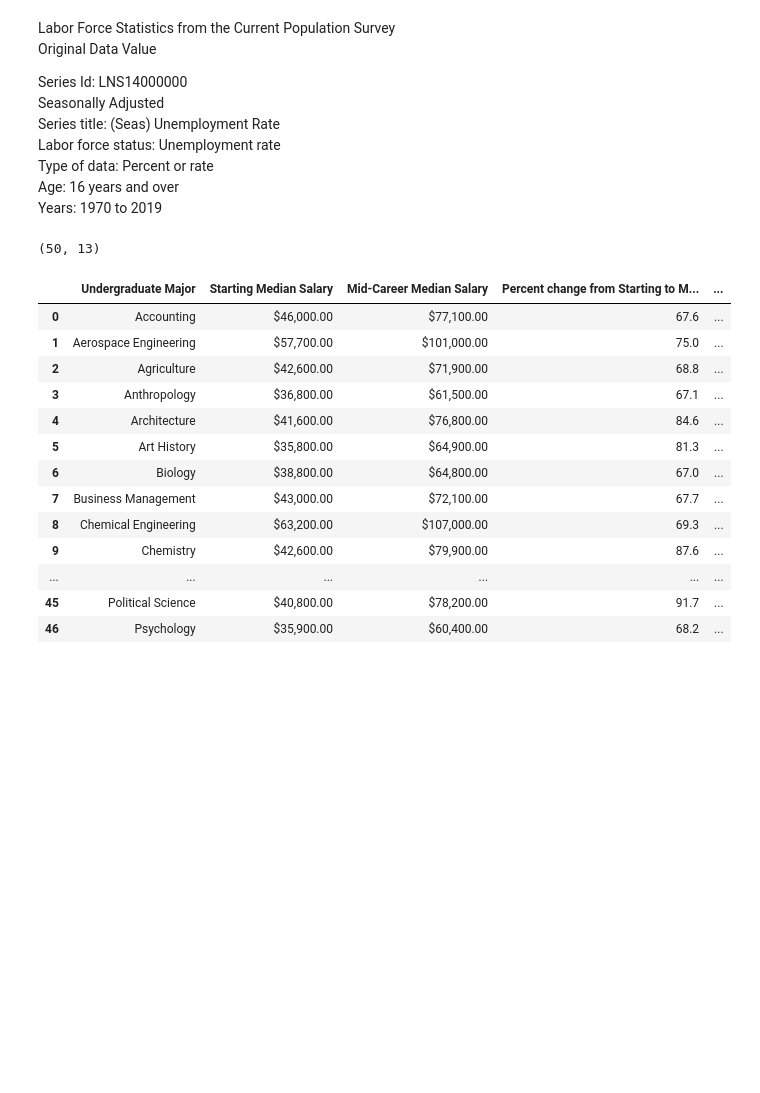
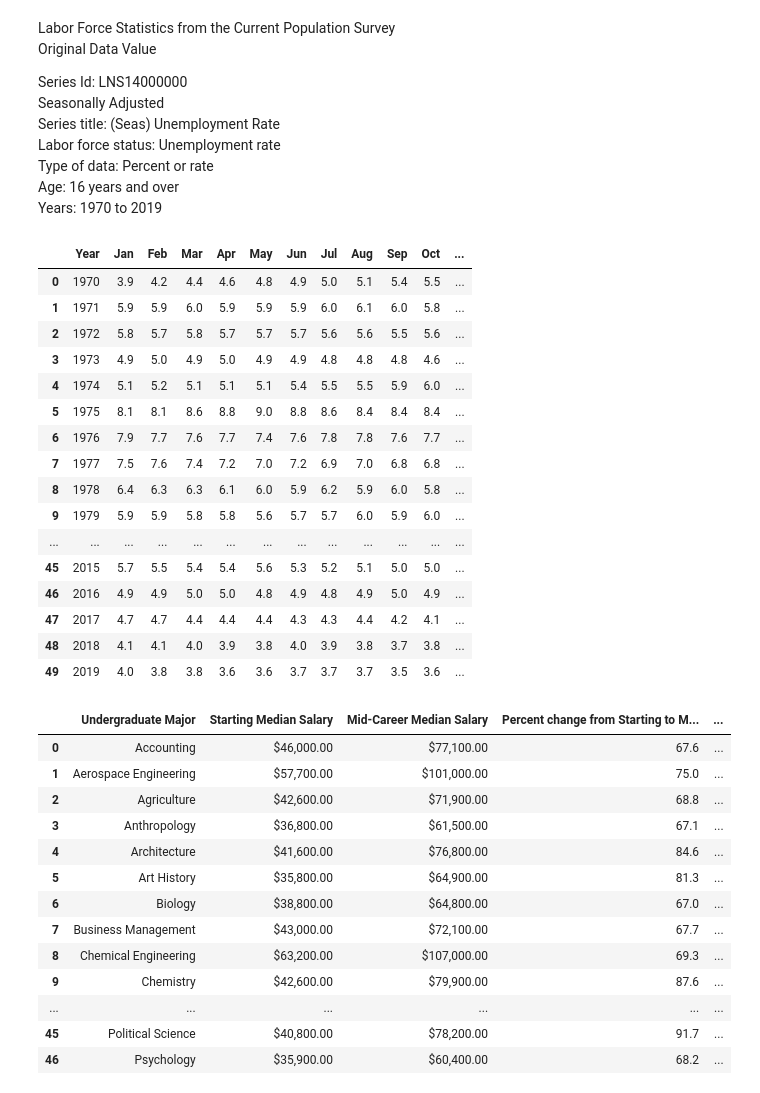
Before and after one commit to COGS108/group027, a Jupyter notebook: FinalProject.ipynb, the cells around one changed output. Drawn from its saved outputs; the diff is of its cells as text; code cells hidden in the pictures; blank space fills up the shorter version.

Commit message:
fixed data3

```diff
--- a/FinalProject.ipynb
+++ b/FinalProject.ipynb
@@ -94,9 +109,24 @@ Years:	1970 to 2019
 # %%
 data2 = pd.read_csv('data2.csv')
 data2
-data2.shape
 # %% [output]
-(50, 13)
+|  | Year | Jan | Feb | Mar | Apr | May | Jun | Jul | Aug | Sep | Oct | ... |
+| 0 | 1970 | 3.9 | 4.2 | 4.4 | 4.6 | 4.8 | 4.9 | 5.0 | 5.1 | 5.4 | 5.5 | ... |
+| 1 | 1971 | 5.9 | 5.9 | 6.0 | 5.9 | 5.9 | 5.9 | 6.0 | 6.1 | 6.0 | 5.8 | ... |
+| 2 | 1972 | 5.8 | 5.7 | 5.8 | 5.7 | 5.7 | 5.7 | 5.6 | 5.6 | 5.5 | 5.6 | ... |
+| 3 | 1973 | 4.9 | 5.0 | 4.9 | 5.0 | 4.9 | 4.9 | 4.8 | 4.8 | 4.8 | 4.6 | ... |
+| 4 | 1974 | 5.1 | 5.2 | 5.1 | 5.1 | 5.1 | 5.4 | 5.5 | 5.5 | 5.9 | 6.0 | ... |
+| 5 | 1975 | 8.1 | 8.1 | 8.6 | 8.8 | 9.0 | 8.8 | 8.6 | 8.4 | 8.4 | 8.4 | ... |
+| 6 | 1976 | 7.9 | 7.7 | 7.6 | 7.7 | 7.4 | 7.6 | 7.8 | 7.8 | 7.6 | 7.7 | ... |
+| 7 | 1977 | 7.5 | 7.6 | 7.4 | 7.2 | 7.0 | 7.2 | 6.9 | 7.0 | 6.8 | 6.8 | ... |
+| 8 | 1978 | 6.4 | 6.3 | 6.3 | 6.1 | 6.0 | 5.9 | 6.2 | 5.9 | 6.0 | 5.8 | ... |
+| 9 | 1979 | 5.9 | 5.9 | 5.8 | 5.8 | 5.6 | 5.7 | 5.7 | 6.0 | 5.9 | 6.0 | ... |
+| ... | ... | ... | ... | ... | ... | ... | ... | ... | ... | ... | ... | ... |
+| 45 | 2015 | 5.7 | 5.5 | 5.4 | 5.4 | 5.6 | 5.3 | 5.2 | 5.1 | 5.0 | 5.0 | ... |
+| 46 | 2016 | 4.9 | 4.9 | 5.0 | 5.0 | 4.8 | 4.9 | 4.8 | 4.9 | 5.0 | 4.9 | ... |
+| 47 | 2017 | 4.7 | 4.7 | 4.4 | 4.4 | 4.4 | 4.3 | 4.3 | 4.4 | 4.2 | 4.1 | ... |
+| 48 | 2018 | 4.1 | 4.1 | 4.0 | 3.9 | 3.8 | 4.0 | 3.9 | 3.8 | 3.7 | 3.8 | ... |
+| 49 | 2019 | 4.0 | 3.8 | 3.8 | 3.6 | 3.6 | 3.7 | 3.7 | 3.7 | 3.5 | 3.6 | ... |
 # %%
 data3 = pd.read_csv('degrees-that-pay-back.csv')
 data3
```
Also changed, not shown: parts of 1 cell of this notebook.
